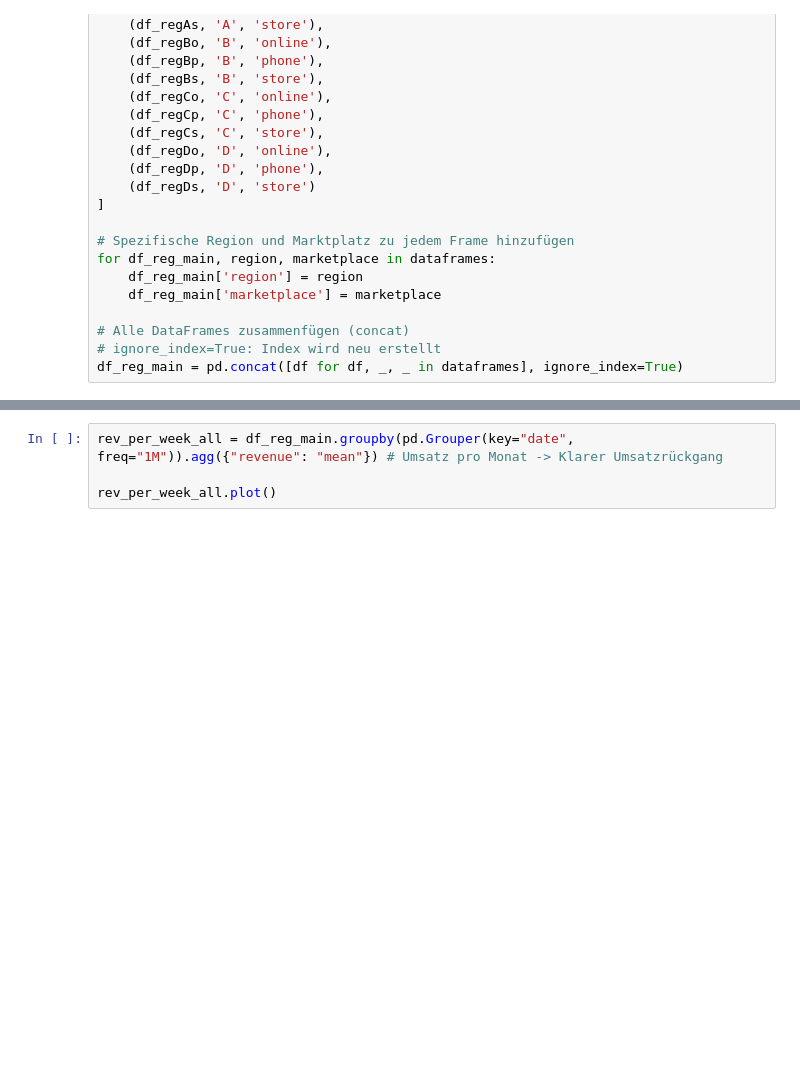
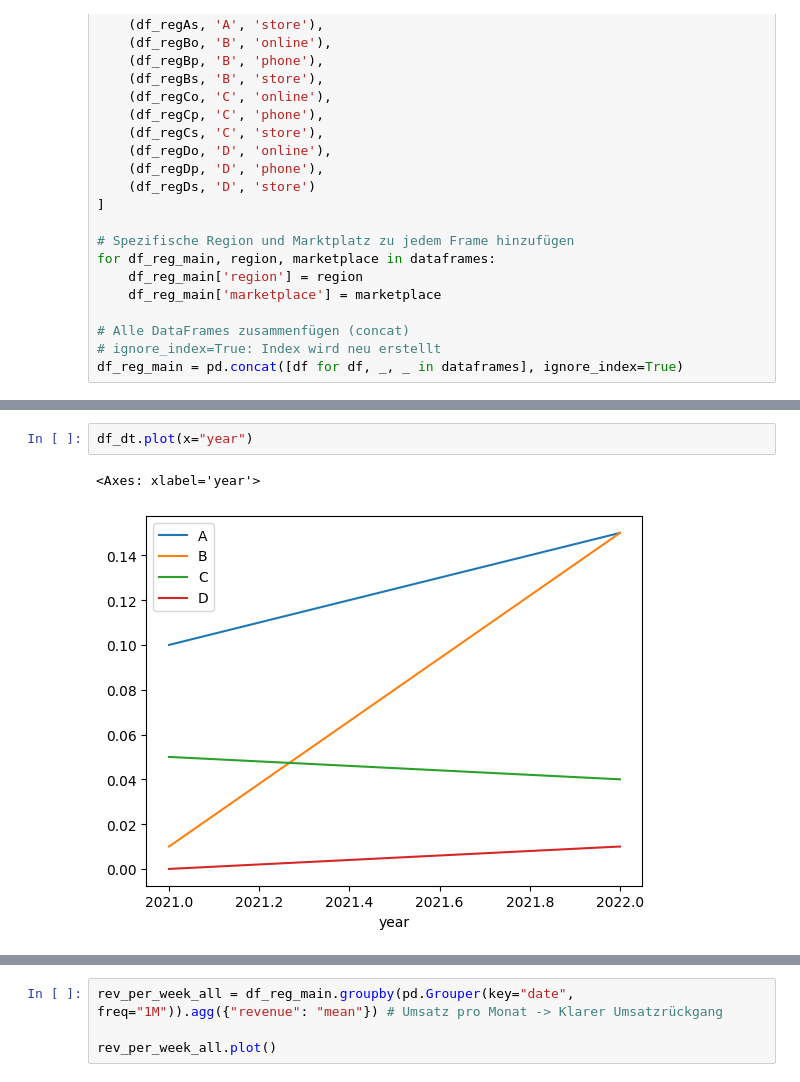
Before and after one commit to timstr97/business-analytics-case-study, a Jupyter notebook: sandbox/patrick/analyse_downtime.ipynb, the cells around one changed output, grey strips where cells are left out. Saved outputs shown, nothing was run; the diff lists cells and outputs as text; blank space fills up the shorter version.

```diff
--- a/sandbox/patrick/analyse_downtime.ipynb
+++ b/sandbox/patrick/analyse_downtime.ipynb
@@ -144,0 +103,5 @@ df_online
+# %%
+df_dt.plot(x="year")
+# %% [output]
+<Axes: xlabel='year'>
+[figure, added]
```
Also changed, not shown: parts of 14 cells of this notebook.
